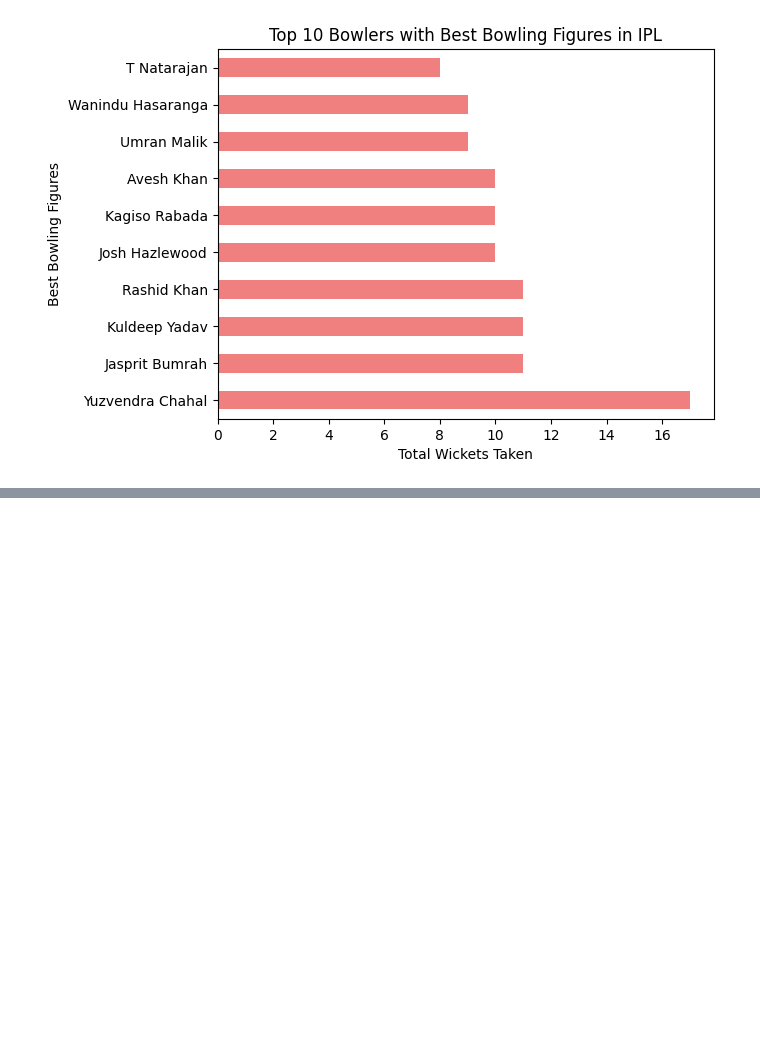
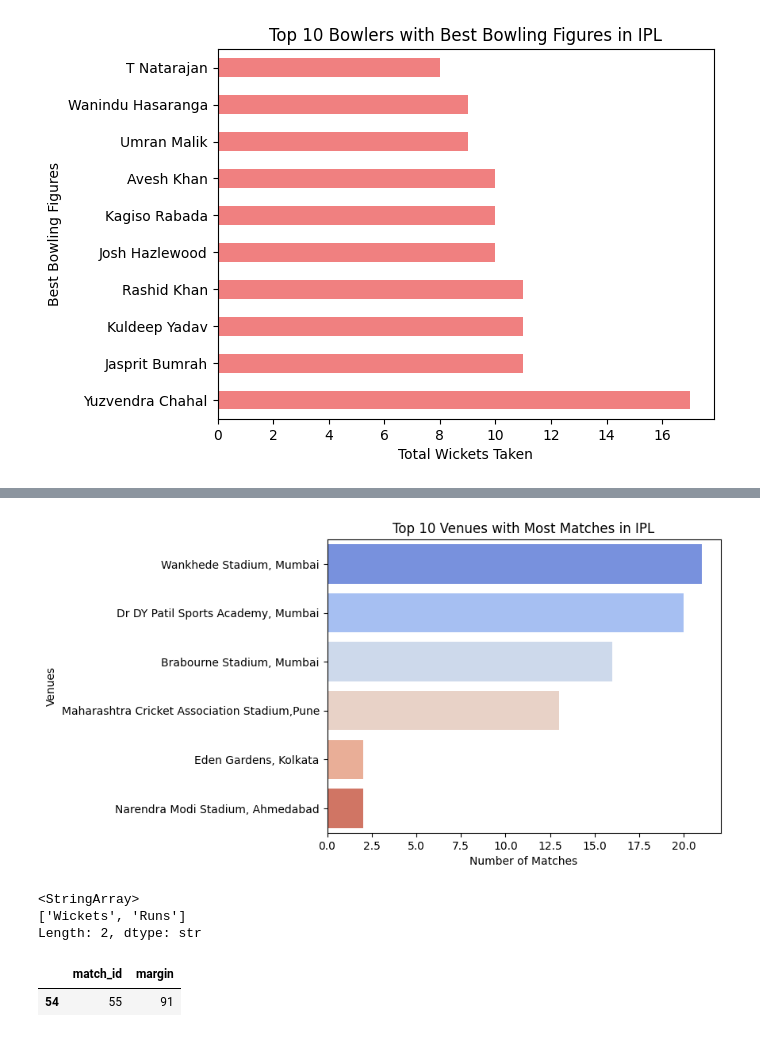
Before and after one commit to laxmansharma1811/Feature_Extraction_Project, a Jupyter notebook: ipl_capstone.ipynb, the cells around one changed output, grey strips where cells are left out. Cells and saved outputs as stored; diff of their text form; code cells hidden in the pictures; blank space fills up the shorter version.

```diff
--- a/ipl_capstone.ipynb
+++ b/ipl_capstone.ipynb
@@ -165,3 +165,6 @@ plt.title('Top 10 Bowlers with Best Bowling Figures in IPL')
 # %% [output]
 Text(0.5, 1.0, 'Top 10 Bowlers with Best Bowling Figures in IPL')
 [figure]
+# %%
+venue_counts = df['venue'].value_counts().head(10)
+venue_counts
@@ -167,0 +180,19 @@ Text(0.5, 1.0, 'Top 10 Bowlers with Best Bowling Figures in IPL')
+# %%
+sns.barplot(x=venue_counts.values, y=venue_counts.index, palette='coolwarm')
+plt.xlabel('Number of Matches')
+plt.ylabel('Venues')
+plt.title('Top 10 Venues with Most Matches in IPL')
+plt.show()
+# %% [output]
+[figure, added]
+# %%
+df['won_by'].unique()
+# %% [output]
+<StringArray>
+['Wickets', 'Runs']
+Length: 2, dtype: str
+# %%
+df[df['won_by'] == 'Runs'].sort_values(by='margin', ascending=False).head(1)[['match_id', 'margin']]
+# %% [output]
+|  | match_id | margin |
+| 54 | 55 | 91 |
```
Also changed, not shown: parts of 4 cells of this notebook.
